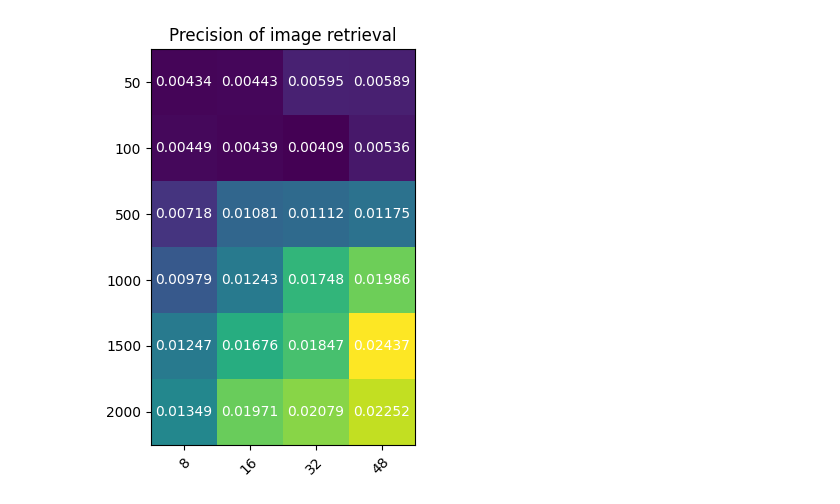
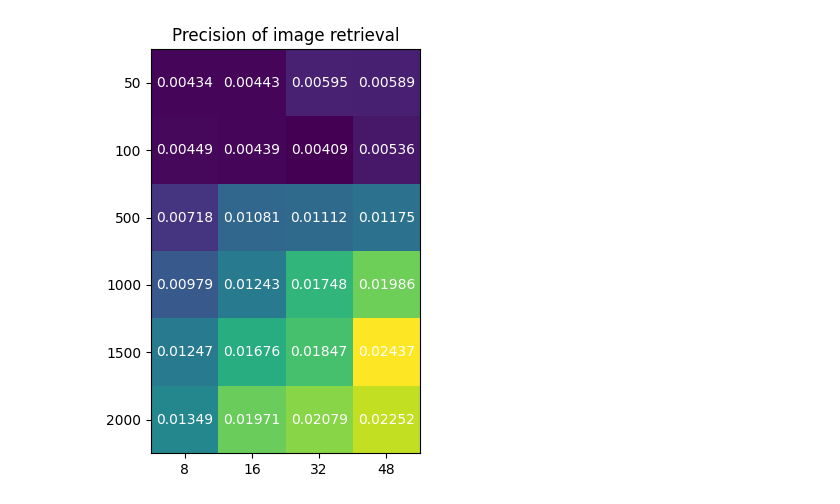
Before and after one commit to timovdk/fir-project, a Jupyter notebook: image-retrieval.ipynb, the cells around one changed output. Saved outputs shown, nothing was run; the diff lists cells and outputs as text; code cells hidden in the pictures.

Commit message:
improved xticks

```diff
--- a/image-retrieval.ipynb
+++ b/image-retrieval.ipynb
@@ -310,32 +310,32 @@ import matplotlib.pyplot as plt
 
 y = ['50', '100', '500', '1000', '1500', '2000']
 x = ['8', '16', '32', '48']
 precisions = np.array([[0.004338319160997733, 0.004433845427059712, 0.00594662037037037, 0.005886552658100277],
 [0.004486001511715797, 0.004393170194003528, 0.004088875661375661, 0.005360820105820106],
 [0.007177804232804232, 0.010812219702695892, 0.01112324074074074, 0.011753805744520032],
 [0.009786005291005291, 0.012425674603174602, 0.01747789241622575, 0.01985977796674225],
 [0.012473655517762661, 0.016757981859410433, 0.01847137566137566, 0.024371046863189718],
 [0.013487453703703703, 0.019706296296296298, 0.0207886079617032, 0.022520767195767198]])
 
 fig, ax = plt.subplots()
 im = ax.imshow(precisions)
 
 # Show all ticks and label them with the respective list entries
 ax.set_xticks(np.arange(len(x)), labels=x)
 ax.set_yticks(np.arange(len(y)), labels=y)
 
 # Rotate the tick labels and set their alignment.
-plt.setp(ax.get_xticklabels(), rotation=45, ha="right",
+plt.setp(ax.get_xticklabels(),
          rotation_mode="anchor")
 
 # Loop over data dimensions and create text annotations.
 for i in range(len(y)):
     for j in range(len(x)):
         text = ax.text(j, i, round(precisions[i, j], 5),
                        ha="center", va="center", color="w")
 
 ax.set_title("Precision of image retrieval")
 fig.tight_layout()
 plt.show()
 # %% [output]
-[figure, old version]
+[figure, new version]
```
